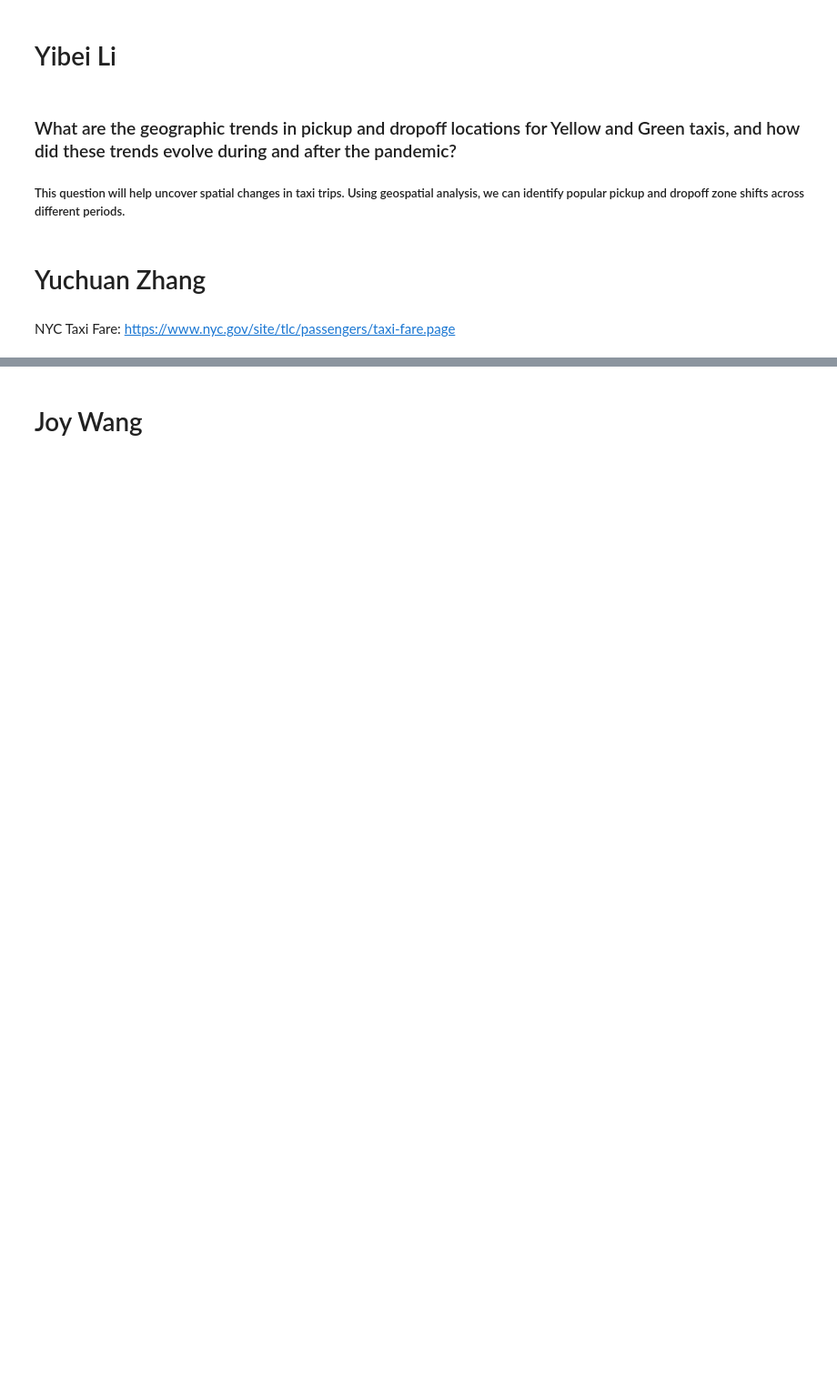
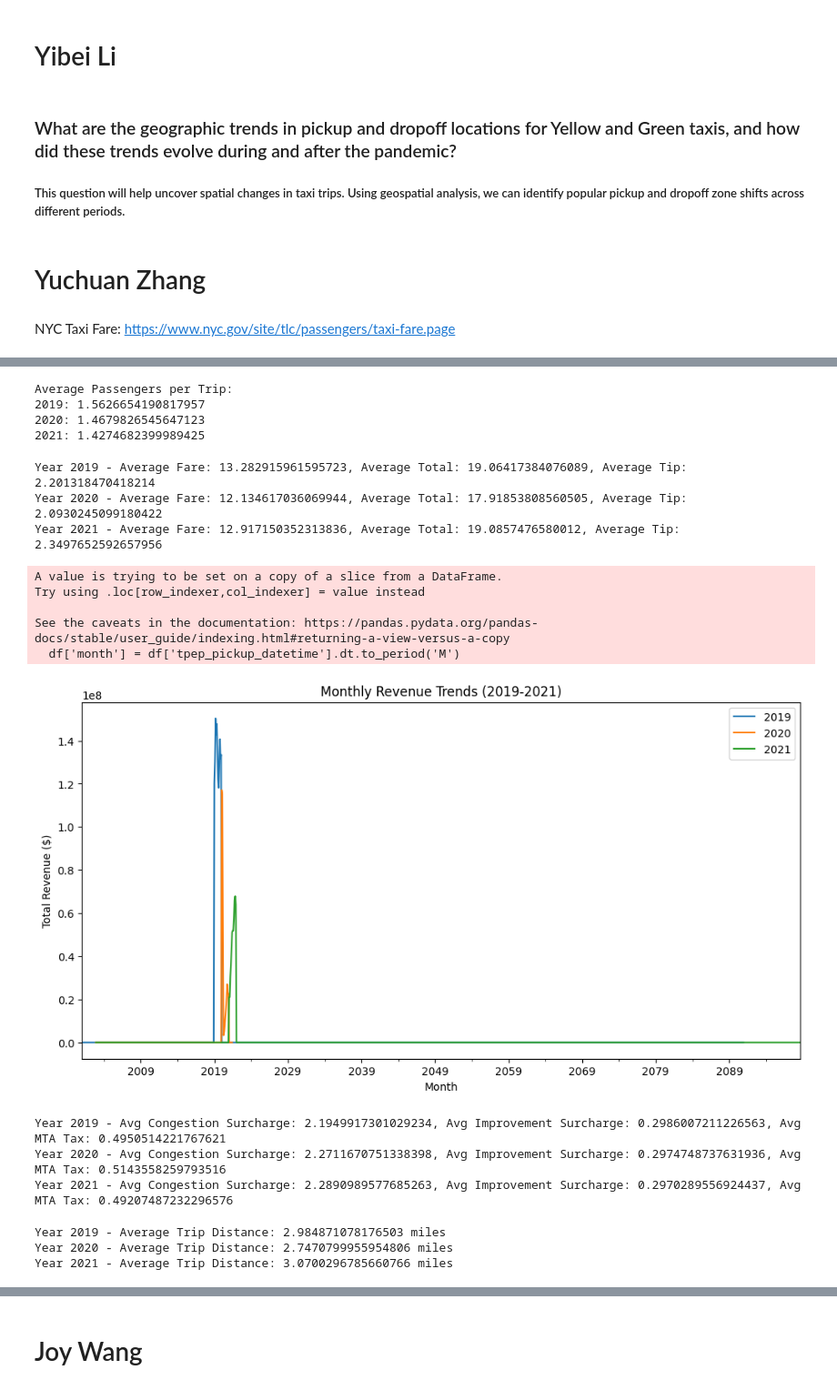
Before and after one commit to kyla2001/Analyzing-Taxi-Trip-Patterns-in-NYC-2019-2021, a Jupyter notebook: code/question.ipynb, the cells around one changed output, grey strips where cells are left out. Shown at 91% size. Saved outputs shown, nothing was run; the diff lists cells and outputs as text; code cells hidden in the pictures; blank space fills up the shorter version.

```diff
--- a/code/question.ipynb
+++ b/code/question.ipynb
@@ -94,0 +161,73 @@ NYC Taxi Fare: https://www.nyc.gov/site/tlc/passengers/taxi-fare.page
+# %%
+# Calculate average passengers per trip for each year
+avg_passengers_2019 = yellow_2019['passenger_count'].mean()
+avg_passengers_2020 = yellow_2020['passenger_count'].mean()
+avg_passengers_2021 = yellow_2021['passenger_count'].mean()
+
+print("Average Passengers per Trip:")
+print("2019:", avg_passengers_2019)
+print("2020:", avg_passengers_2020)
+print("2021:", avg_passengers_2021)
+# %% [output]
+Average Passengers per Trip:
+2019: 1.5626654190817957
+2020: 1.4679826545647123
+2021: 1.4274682399989425
+# %%
+# Calculate average fare amount and total amount per trip for each year
+for year, data in zip(['2019', '2020', '2021'], [yellow_2019, yellow_2020, yellow_2021]):
+    avg_fare = data['fare_amount'].mean()
+    avg_total = data['total_amount'].mean()
+    avg_tip = data['tip_amount'].mean()
+    print(f"Year {year} - Average Fare: {avg_fare}, Average Total: {avg_total}, Average Tip: {avg_tip}")
+# %% [output]
+Year 2019 - Average Fare: 13.282915961595723, Average Total: 19.06417384076089, Average Tip: 2.201318470418214
+Year 2020 - Average Fare: 12.134617036069944, Average Total: 17.91853808560505, Average Tip: 2.0930245099180422
+Year 2021 - Average Fare: 12.917150352313836, Average Total: 19.0857476580012, Average Tip: 2.3497652592657956
+# %%
+# Function to calculate monthly revenue
+def monthly_revenue(df):
+    df['month'] = df['tpep_pickup_datetime'].dt.to_period('M')
+    return df.groupby('month')['total_amount'].sum()
+
+revenue_2019 = monthly_revenue(yellow_2019)
+revenue_2020 = monthly_revenue(yellow_2020)
+revenue_2021 = monthly_revenue(yellow_2021)
+
+# Plotting monthly revenue trends
+plt.figure(figsize=(12, 6))
+revenue_2019.plot(label='2019')
+revenue_2020.plot(label='2020')
+revenue_2021.plot(label='2021')
+plt.xlabel('Month')
+plt.ylabel('Total Revenue ($)')
+plt.title('Monthly Revenue Trends (2019-2021)')
+plt.legend()
+plt.show()
+# %% [output]
+A value is trying to be set on a copy of a slice from a DataFrame.
+Try using .loc[row_indexer,col_indexer] = value instead
+
+See the caveats in the documentation: https://pandas.pydata.org/pandas-docs/stable/user_guide/indexing.html#returning-a-view-versus-a-copy
+  df['month'] = df['tpep_pickup_datetime'].dt.to_period('M')
+[figure, added]
+# %%
+# Calculate average surcharges per trip for each year
+for year, data in zip(['2019', '2020', '2021'], [yellow_2019, yellow_2020, yellow_2021]):
+    avg_congestion = data['congestion_surcharge'].mean()
+    avg_improvement = data['improvement_surcharge'].mean()
+    avg_mta_tax = data['mta_tax'].mean()
+    print(f"Year {year} - Avg Congestion Surcharge: {avg_congestion}, Avg Improvement Surcharge: {avg_improvement}, Avg MTA Tax: {avg_mta_tax}")
+# %% [output]
+Year 2019 - Avg Congestion Surcharge: 2.1949917301029234, Avg Improvement Surcharge: 0.2986007211226563, Avg MTA Tax: 0.4950514221767621
+Year 2020 - Avg Congestion Surcharge: 2.2711670751338398, Avg Improvement Surcharge: 0.2974748737631936, Avg MTA Tax: 0.5143558259793516
+Year 2021 - Avg Congestion Surcharge: 2.2890989577685263, Avg Improvement Surcharge: 0.2970289556924437, Avg MTA Tax: 0.49207487232296576
+# %%
+# Calculate average trip distance for each year
+for year, data in zip(['2019', '2020', '2021'], [yellow_2019, yellow_2020, yellow_2021]):
+    avg_distance = data['trip_distance'].mean()
+    print(f"Year {year} - Average Trip Distance: {avg_distance} miles")
+# %% [output]
+Year 2019 - Average Trip Distance: 2.984871078176503 miles
+Year 2020 - Average Trip Distance: 2.7470799955954806 miles
+Year 2021 - Average Trip Distance: 3.0700296785660766 miles
```
Also changed, not shown: parts of 8 cells of this notebook.
